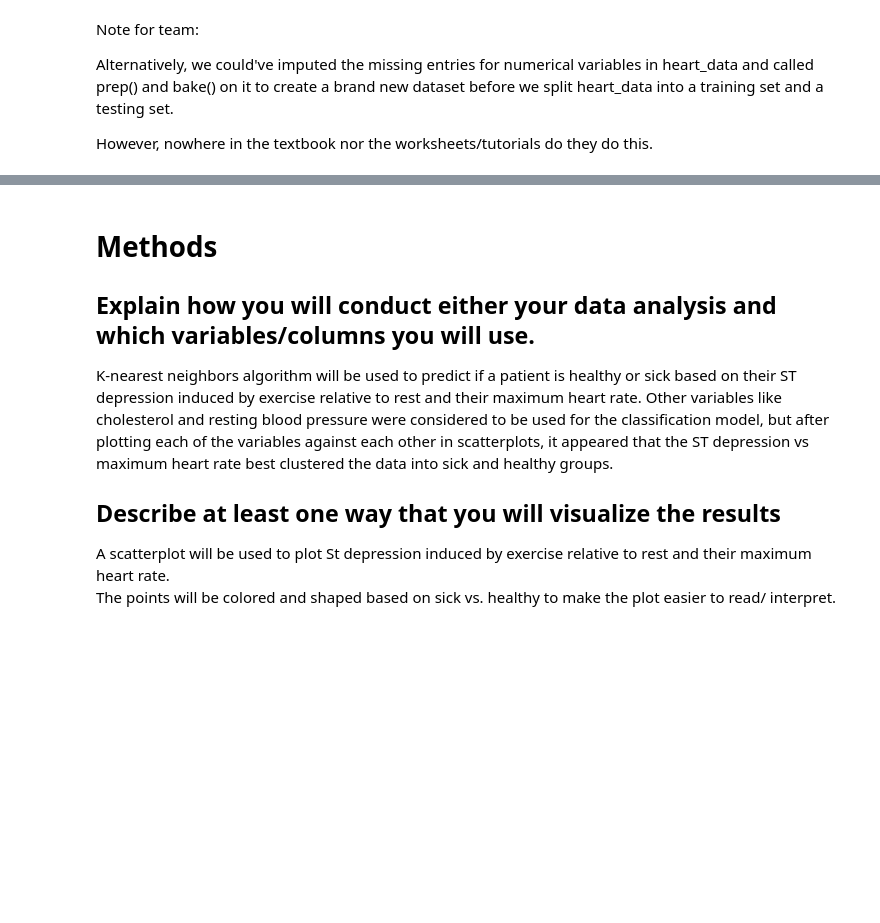
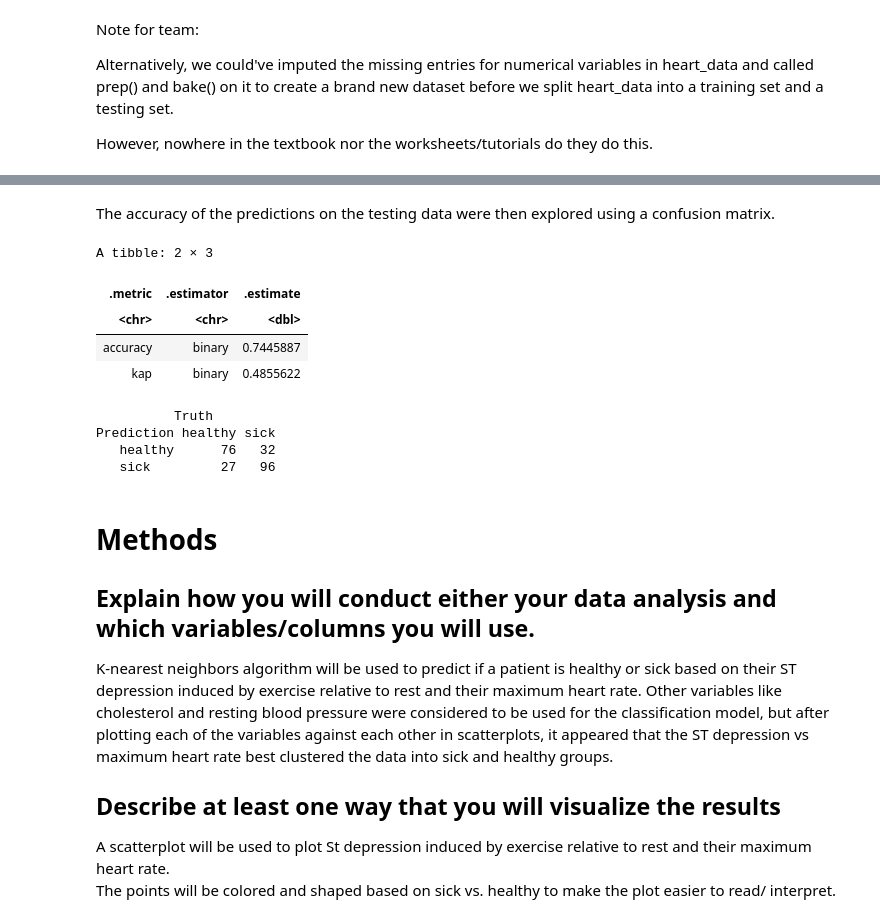
Before and after one commit to riacsik/heart-disease, a Jupyter notebook: group_project_report.ipynb, the cells around one changed output, grey strips where cells are left out. Cells and saved outputs as stored; diff of their text form; code cells hidden in the pictures; blank space fills up the shorter version.

Commit message:
final model + confusion matrix

```diff
--- a/group_project_report.ipynb
+++ b/group_project_report.ipynb
@@ -655,0 +652,10 @@ However, nowhere in the textbook nor the worksheets/tutorials do they do this.
+# %%
+knn_spec2 <- nearest_neighbor(weight_func = "rectangular", neighbors = 10) |>
+       set_engine("kknn") |>
+       set_mode("classification")
+
+knn_results2 <- workflow() |>
+               add_recipe(heart_recipe) |>
+               add_model(knn_spec2)|>
+               fit(data = heart_train)
+knn_results2
@@ -656,3 +683,26 @@ However, nowhere in the textbook nor the worksheets/tutorials do they do this.
+# %% [markdown]
+The accuracy of the predictions on the testing data were then explored using a confusion matrix.
+# %%
+mnist_predictions <- predict(knn_results2, heart_test) |>
+    bind_cols(heart_test)
+
+mnist_metrics <- mnist_predictions |>
+        metrics(truth = Class, estimate = .pred_class)
+mnist_metrics
+
+mnist_conf_mat <- mnist_predictions |>
+    conf_mat(truth = Class, estimate = .pred_class)
+mnist_conf_mat
+# %% [output]
+A tibble: 2 × 3
+| .metric | .estimator | .estimate |
+| <chr> | <chr> | <dbl> |
+| accuracy | binary | 0.7445887 |
+| kap | binary | 0.4855622 |
+          Truth
+Prediction healthy sick
+   healthy      76   32
+   sick         27   96
 # %% [markdown]
 # Methods #
 
```
Also changed, not shown: parts of 4 cells of this notebook.
